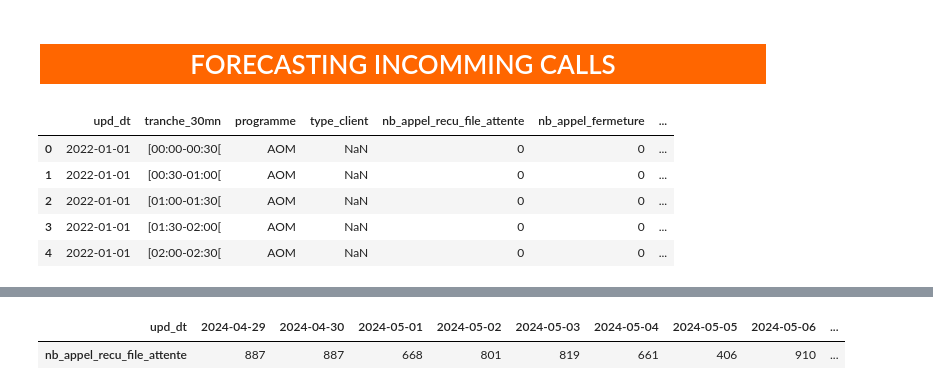
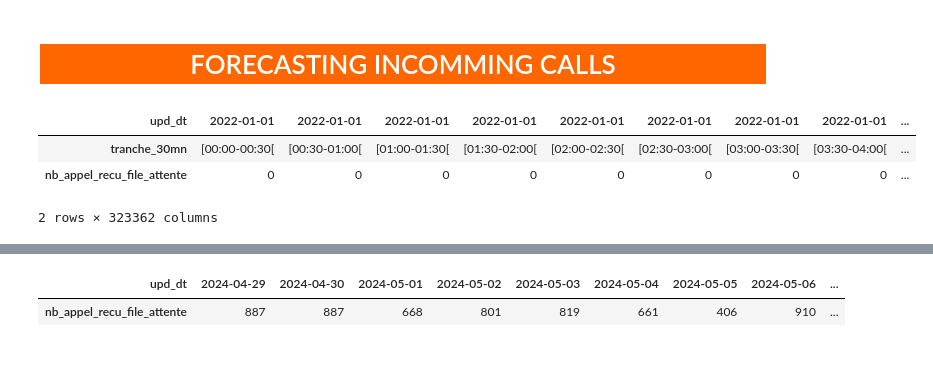
Before and after one commit to artef02/s-ries-chronologiques-pr-vision-appels-entrants, a Jupyter notebook: SARIMAX.ipynb, the cells around one changed output, grey strips where cells are left out. Cells and saved outputs as stored; diff of their text form; code cells hidden in the pictures; blank space fills up the shorter version.

```diff
--- a/SARIMAX.ipynb
+++ b/SARIMAX.ipynb
@@ -11,15 +11,13 @@ for file in files :
     file_path = os.path.join(folder_path, file)
     data = pd.read_excel(file_path)
     all_data = pd.concat([all_data, data], ignore_index=True)
-# %%
-all_data.head()
-# %% [output]
-|  | upd_dt | tranche_30mn | programme | type_client | nb_appel_recu_file_attente | nb_appel_fermeture | ... |
-| 0 | 2022-01-01 | [00:00-00:30[ | AOM | NaN | 0 | 0 | ... |
-| 1 | 2022-01-01 | [00:30-01:00[ | AOM | NaN | 0 | 0 | ... |
-| 2 | 2022-01-01 | [01:00-01:30[ | AOM | NaN | 0 | 0 | ... |
-| 3 | 2022-01-01 | [01:30-02:00[ | AOM | NaN | 0 | 0 | ... |
-| 4 | 2022-01-01 | [02:00-02:30[ | AOM | NaN | 0 | 0 | ... |
+# %%
+all_data[['upd_dt','tranche_30mn','nb_appel_recu_file_attente']].set_index('upd_dt').transpose()
+# %% [output]
+| upd_dt | 2022-01-01 | 2022-01-01 | 2022-01-01 | 2022-01-01 | 2022-01-01 | 2022-01-01 | 2022-01-01 | 2022-01-01 | ... |
+| tranche_30mn | [00:00-00:30[ | [00:30-01:00[ | [01:00-01:30[ | [01:30-02:00[ | [02:00-02:30[ | [02:30-03:00[ | [03:00-03:30[ | [03:30-04:00[ | ... |
+| nb_appel_recu_file_attente | 0 | 0 | 0 | 0 | 0 | 0 | 0 | 0 | ... |
+2 rows × 323362 columns
 # %%
 df = all_data.copy()
 df = df.set_index('upd_dt')
```
Also changed, not shown: parts of 2 cells of this notebook.
